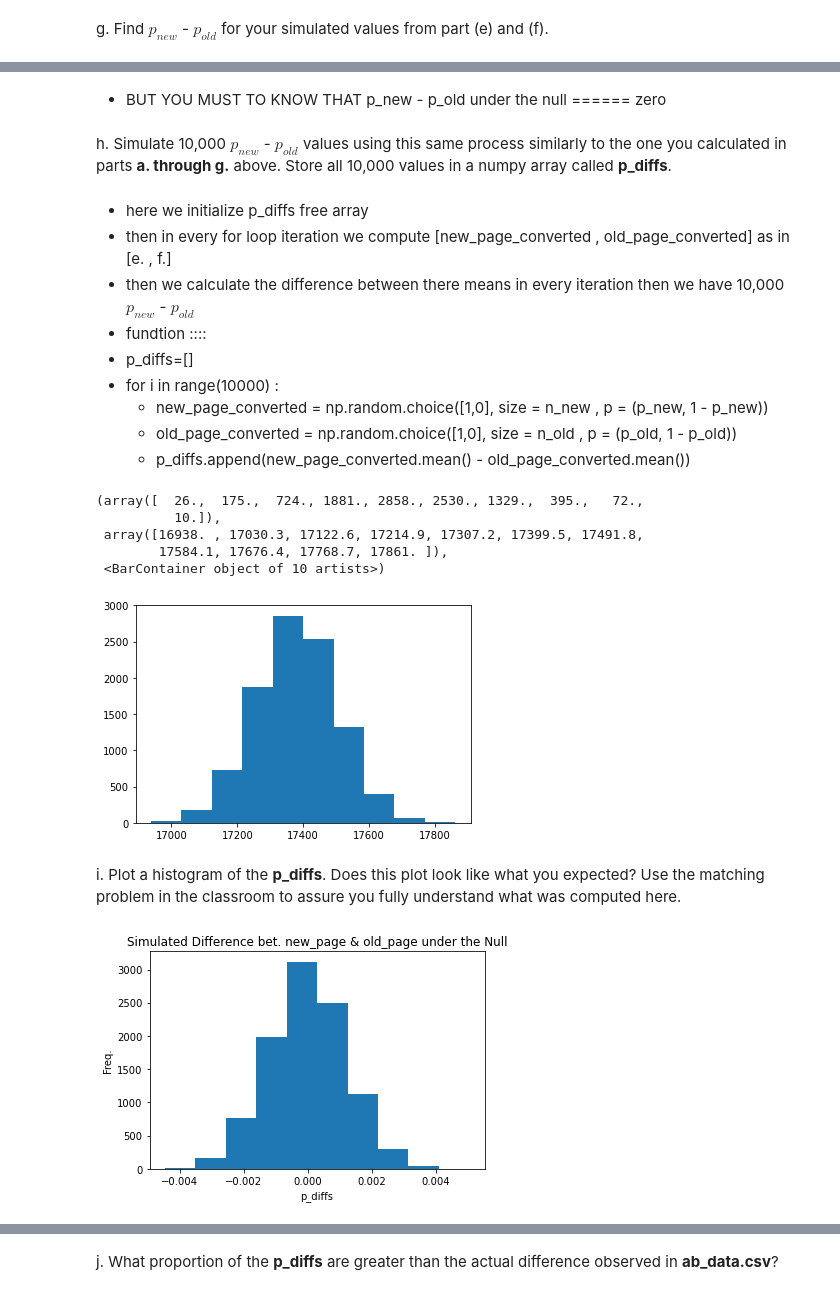
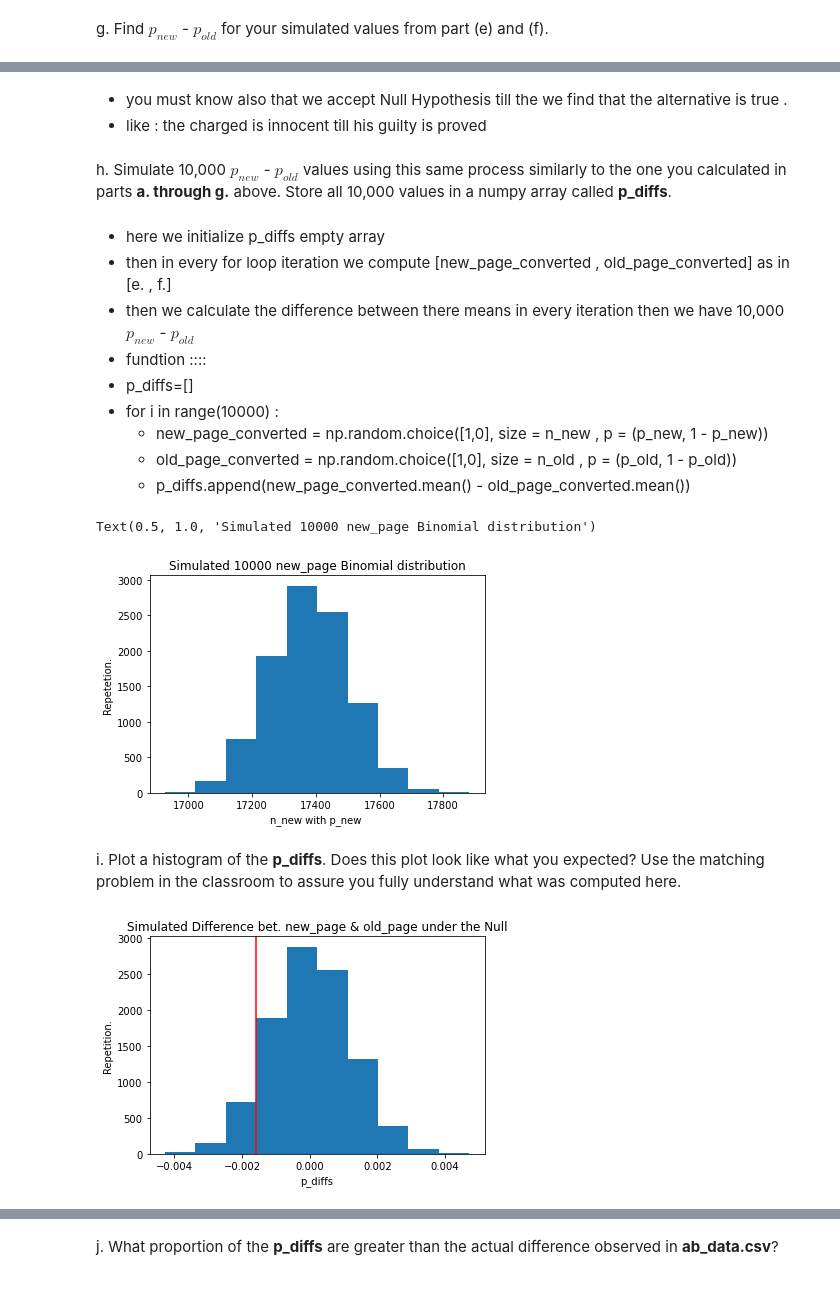
Before and after one commit to Theabdelkader/Analyze-AB-Test-Results, a Jupyter notebook: Analyze_ab_test_results_notebook.ipynb, the cells around one changed output, grey strips where cells are left out. Saved outputs shown, nothing was run; the diff lists cells and outputs as text; code cells hidden in the pictures.

```diff
--- a/Analyze_ab_test_results_notebook.ipynb
+++ b/Analyze_ab_test_results_notebook.ipynb
@@ -306,9 +310,10 @@ diff_percent
-# %% [markdown]
-- BUT YOU MUST TO KNOW THAT p_new - p_old under the null ====== zero
+# %% [markdown]
+- you must know also that we accept Null Hypothesis till the we find that the alternative is true .
+- like : the charged is innocent till his guilty is proved
 # %% [markdown]
 h. Simulate 10,000 $p_{new}$ - $p_{old}$ values using this same process similarly to the one you calculated in parts **a. through g.** above.  Store all 10,000 values in a numpy array called **p_diffs**.
 # %% [markdown]
-- here we initialize p_diffs free array
+- here we initialize p_diffs empty array
 - then in every for loop iteration we compute [new_page_converted , old_page_converted] as in [e. , f.]
 - then we calculate the difference between there means in every iteration then we have 10,000 $p_{new}$ - $p_{old}$
 - fundtion ::::
@@ -322,15 +327,14 @@ h. Simulate 10,000 $p_{new}$ - $p_{old}$ values using this same process similarl
 # if any troubles please press kernel then press restart and run all and thanks
 # I kept it as a markdown for reviewing but will stimulate another function to run faster
 # %%
-# if we initialize binomial distribution like for 10000 p_new
+# we initialize binomial distribution for 10000 p_new
 plt.hist(np.random.binomial(n_new,p_new,10000))
 # where numpy.random.binomial(size , p probability of success where n an integer >= 0 and p is in the interval [0,1], size)
 # result of p_new, n_new times, tested 10000 times.
+plt.xlabel('n_new with p_new ')
+plt.ylabel('Repetetion.')
+plt.title('Simulated 10000 new_page Binomial distribution')
 # %% [output]
-(array([  26.,  175.,  724., 1881., 2858., 2530., 1329.,  395.,   72.,
-          10.]),
- array([16938. , 17030.3, 17122.6, 17214.9, 17307.2, 17399.5, 17491.8,
-        17584.1, 17676.4, 17768.7, 17861. ]),
- <BarContainer object of 10 artists>)
+Text(0.5, 1.0, 'Simulated 10000 new_page Binomial distribution')
-[figure, old version]
+[figure, new version]
 # %%
@@ -346,7 +351,8 @@ i. Plot a histogram of the **p_diffs**.  Does this plot look like what you expec
 # %%
 plt.hist(p_diffs)
 plt.xlabel('p_diffs')
-plt.ylabel('Freq.')
-plt.title('Simulated Difference bet. new_page & old_page under the Null');
+plt.ylabel('Repetition.')
+plt.title('Simulated Difference bet. new_page & old_page under the Null')
+plt.axvline(x=diff, color = 'red'); # as Impact of Sample Size quize in class notebook;
 # %% [output]
-[figure, old version]
+[figure, new version]
```
Also changed, not shown: parts of 24 cells of this notebook.
